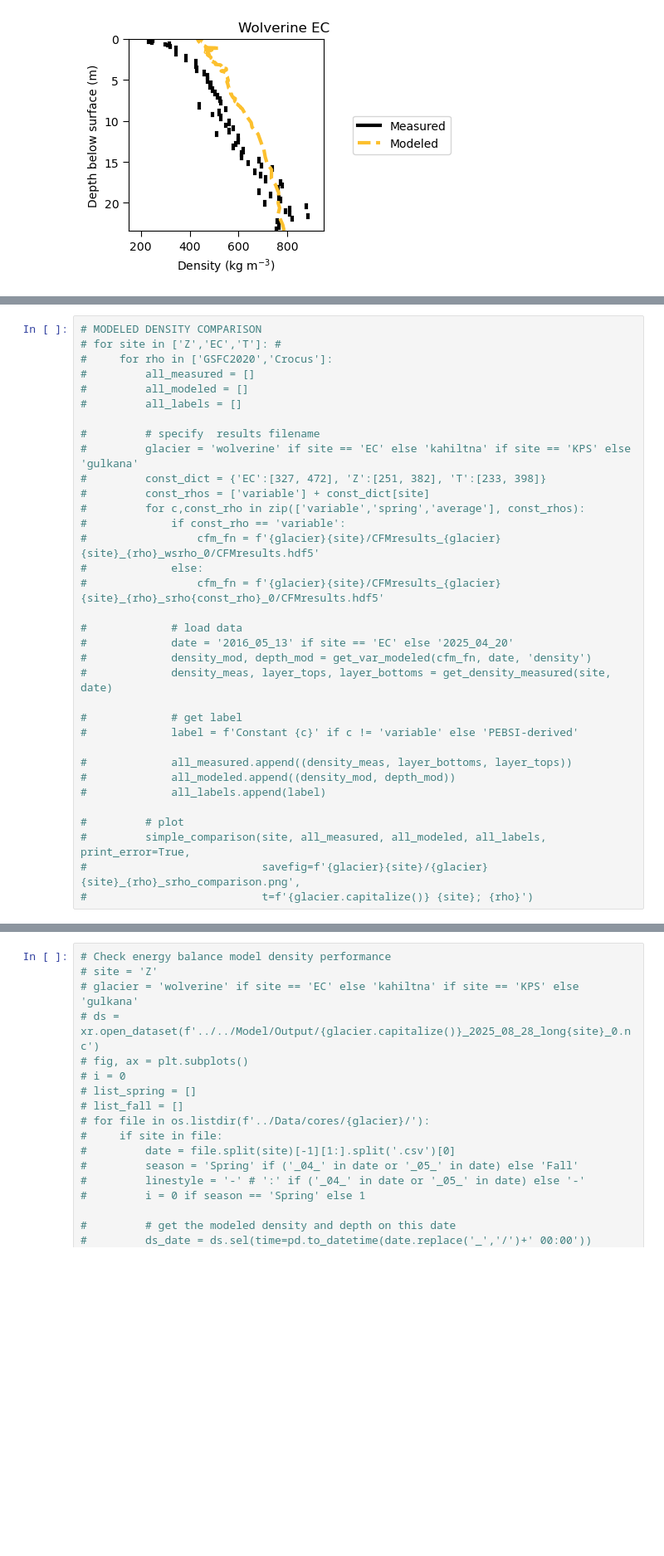
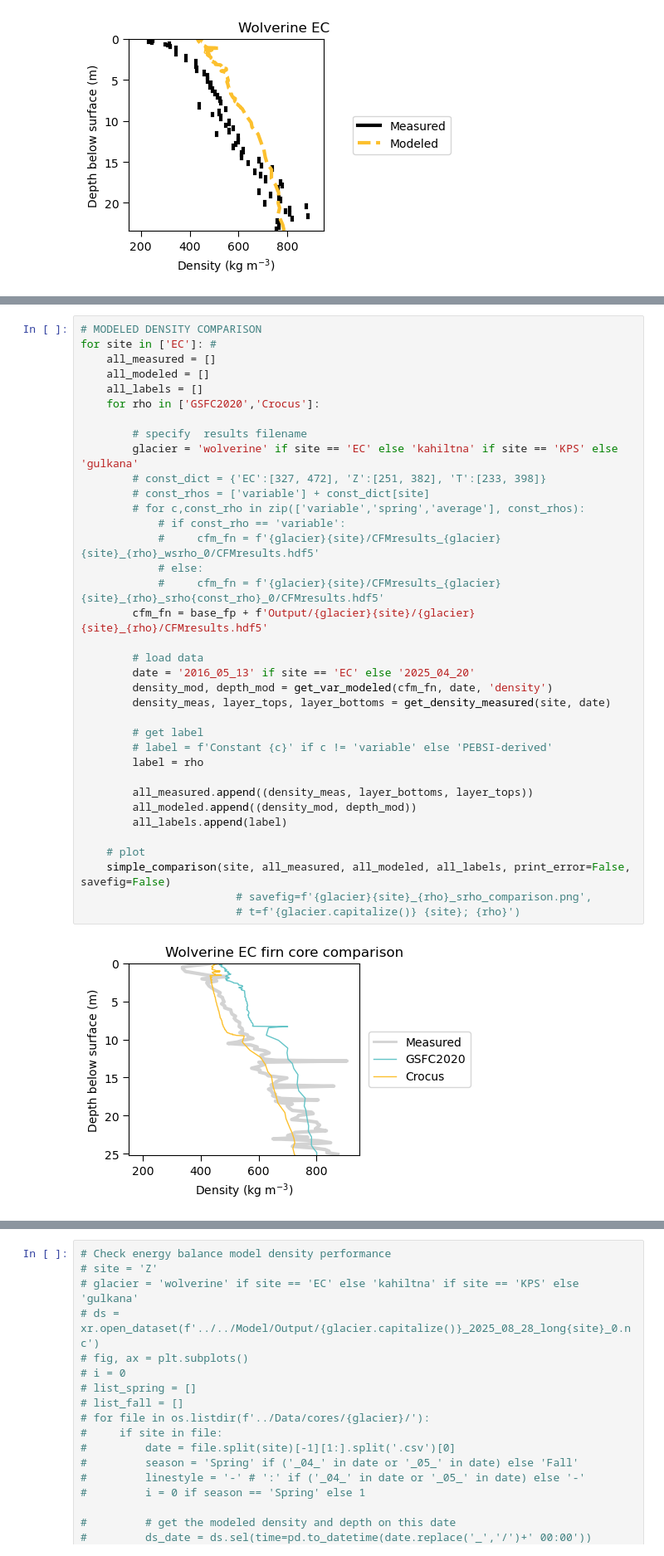
Before and after one commit to clairevwilson/CommunityFirnModel, a Jupyter notebook: CFM_main/firn_project.ipynb, the cells around one changed output, grey strips where cells are left out. Shown at 83% size. Cells and saved outputs as stored; diff of their text form; blank space fills up the shorter version.

```diff
--- a/CFM_main/firn_project.ipynb
+++ b/CFM_main/firn_project.ipynb
@@ -143,35 +78,39 @@ plt.show()
 # %%
 # MODELED DENSITY COMPARISON
-# for site in ['Z','EC','T']: #
-#     for rho in ['GSFC2020','Crocus']:
-#         all_measured = []
-#         all_modeled = []
-#         all_labels = []
+for site in ['EC']: #
+    all_measured = []
+    all_modeled = []
+    all_labels = []
+    for rho in ['GSFC2020','Crocus']:
 
-#         # specify  results filename
-#         glacier = 'wolverine' if site == 'EC' else 'kahiltna' if site == 'KPS' else 'gulkana'
-#         const_dict = {'EC':[327, 472], 'Z':[251, 382], 'T':[233, 398]}
-#         const_rhos = ['variable'] + const_dict[site]
-#         for c,const_rho in zip(['variable','spring','average'], const_rhos):
-#             if const_rho == 'variable':
-#                 cfm_fn = f'{glacier}{site}/CFMresults_{glacier}{site}_{rho}_wsrho_0/CFMresults.hdf5'
-#             else:
-#                 cfm_fn = f'{glacier}{site}/CFMresults_{glacier}{site}_{rho}_srho{const_rho}_0/CFMresults.hdf5'
+        # specify  results filename
+        glacier = 'wolverine' if site == 'EC' else 'kahiltna' if site == 'KPS' else 'gulkana'
+        # const_dict = {'EC':[327, 472], 'Z':[251, 382], 'T':[233, 398]}
+        # const_rhos = ['variable'] + const_dict[site]
+        # for c,const_rho in zip(['variable','spring','average'], const_rhos):
+            # if const_rho == 'variable':
+            #     cfm_fn = f'{glacier}{site}/CFMresults_{glacier}{site}_{rho}_wsrho_0/CFMresults.hdf5'
+            # else:
+            #     cfm_fn = f'{glacier}{site}/CFMresults_{glacier}{site}_{rho}_srho{const_rho}_0/CFMresults.hdf5'
+        cfm_fn = base_fp + f'Output/{glacier}{site}/{glacier}{site}_{rho}/CFMresults.hdf5'
 
-#             # load data
-#             date = '2016_05_13' if site == 'EC' else '2025_04_20'
-#             density_mod, depth_mod = get_var_modeled(cfm_fn, date, 'density')
-#             density_meas, layer_tops, layer_bottoms = get_density_measured(site, date)
+        # load data
+        date = '2016_05_13' if site == 'EC' else '2025_04_20'
+        density_mod, depth_mod = get_var_modeled(cfm_fn, date, 'density')
+        density_meas, layer_tops, layer_bottoms = get_density_measured(site, date)
 
-#             # get label
-#             label = f'Constant {c}' if c != 'variable' else 'PEBSI-derived'
+        # get label
+        # label = f'Constant {c}' if c != 'variable' else 'PEBSI-derived'
+        label = rho
 
-#             all_measured.append((density_meas, layer_bottoms, layer_tops))
-#             all_modeled.append((density_mod, depth_mod))
-#             all_labels.append(label)
+        all_measured.append((density_meas, layer_bottoms, layer_tops))
+        all_modeled.append((density_mod, depth_mod))
+        all_labels.append(label)
 
-#         # plot
-#         simple_comparison(site, all_measured, all_modeled, all_labels, print_error=True,
-#                           savefig=f'{glacier}{site}/{glacier}{site}_{rho}_srho_comparison.png',
-#                           t=f'{glacier.capitalize()} {site}; {rho}')
+    # plot
+    simple_comparison(site, all_measured, all_modeled, all_labels, print_error=False, savefig=False)
+                        # savefig=f'{glacier}{site}_{rho}_srho_comparison.png',
+                        # t=f'{glacier.capitalize()} {site}; {rho}')
+# %% [output]
+[figure, added]
 # %%
```
Also changed, not shown: parts of 9 cells of this notebook, 5 other files.
